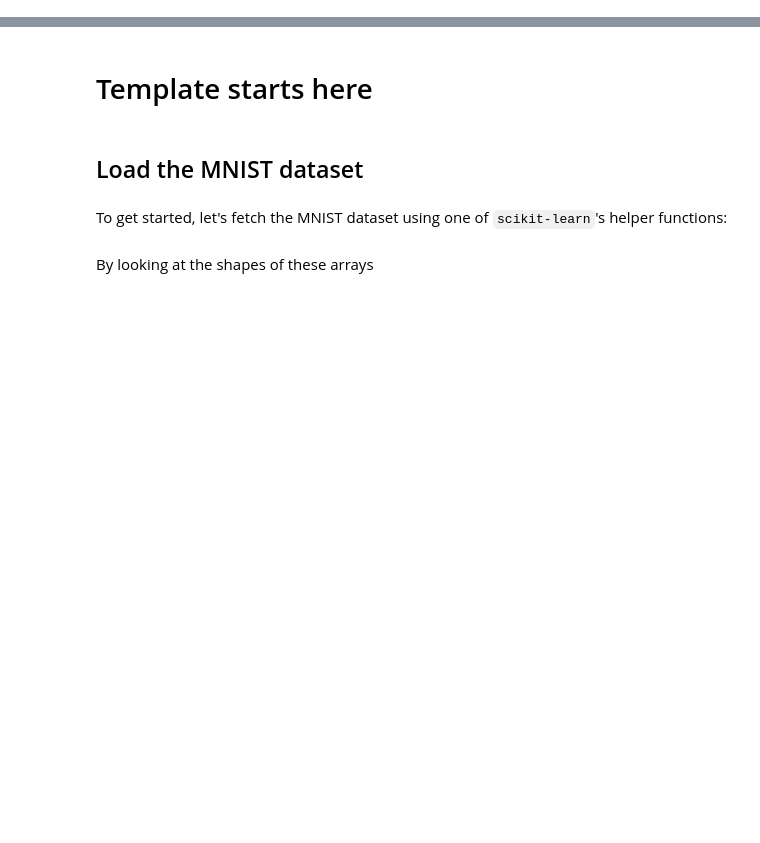
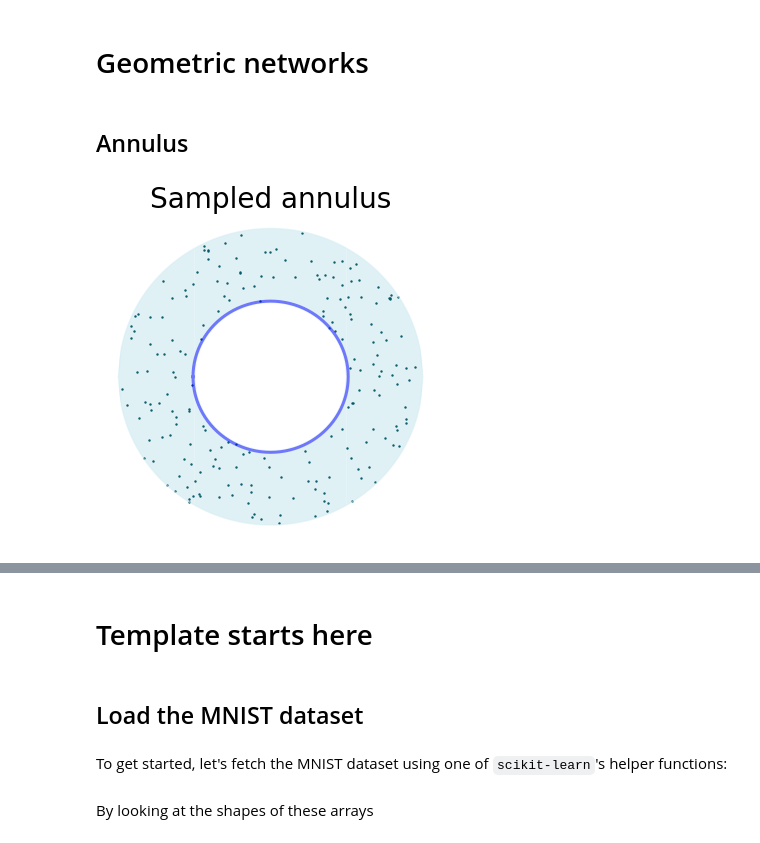
Before and after one commit to kiri93/giotto-tda, a Jupyter notebook: examples/ringity.ipynb, the cells around one changed output, grey strips where cells are left out. Drawn from its saved outputs; the diff is of its cells as text; code cells hidden in the pictures; blank space fills up the shorter version.

Commit message:
astarted with annulus example

```diff
--- a/examples/ringity.ipynb
+++ b/examples/ringity.ipynb
@@ -22,0 +40,2 @@ If you are looking at a static version of this notebook and would like to run it
+# %% [markdown]
+# Geometric networks
@@ -22,0 +73,2 @@ If you are looking at a static version of this notebook and would like to run it
+# %% [markdown]
+## Annulus
@@ -22,0 +95,41 @@ If you are looking at a static version of this notebook and would like to run it
+# %%
+# sample preprocessing
+N = 200
+r = 0.5
+
+pts = sample_annulus(N=N, r=r, seed=seed)
+
+x_in  = np.linspace(-r,r, 101)
+x1 = np.stack((x_in, -x_in)).flatten()
+y1 = np.stack((half_circ(x_in, r),-half_circ(x_in, r))).flatten()
+
+x_out = np.linspace(-1,1, 101)
+x2 = np.stack((x_out,-x_out)).flatten()
+y2 = np.stack((half_circ(x_out),-half_circ(x_out))).flatten()
+
+x_left  = np.linspace(-1,-r, 101)
+x_mid   = np.linspace(-r, r, 101)
+x_right = np.linspace( r, 1, 101)
+
+phi = np.linspace(-np.pi,np.pi,101)
+x = (r+0.01)*np.cos(phi)
+y = (r+0.01)*np.sin(phi)
+# %%
+# sampling visual
+geo_fig, ax = plt.subplots(figsize=(6,6));
+ax.axis('off');
+
+ax.plot(pts[0], pts[1], 'o', markersize=1.5, color=CEMM_COL1, alpha=0.8);
+
+ax.plot(x1, y1, color=CEMM_COL4, alpha=0.5);
+ax.plot(x2, y2, color=CEMM_COL4, alpha=0.5);
+ax.plot(x, y, color='blue', alpha=0.5, linewidth=3);
+
+ax.set_title('Sampled annulus', fontsize=28);
+
+ax.fill_between(x_left, -half_circ(x_left)  , half_circ(x_left),  alpha=0.75, facecolor=CEMM_COL4, edgecolor="none");
+ax.fill_between(x_mid,   half_circ(x_mid, r), half_circ(x_mid),   alpha=0.75, facecolor=CEMM_COL4, edgecolor="none");
+ax.fill_between(x_mid,  -half_circ(x_mid, r),-half_circ(x_mid),   alpha=0.75, facecolor=CEMM_COL4, edgecolor="none");
+ax.fill_between(x_right, half_circ(x_right) ,-half_circ(x_right), alpha=0.75, facecolor=CEMM_COL4, edgecolor="none");
+# %% [output]
+[figure, added]
```
Also changed, not shown: parts of 9 cells of this notebook.
